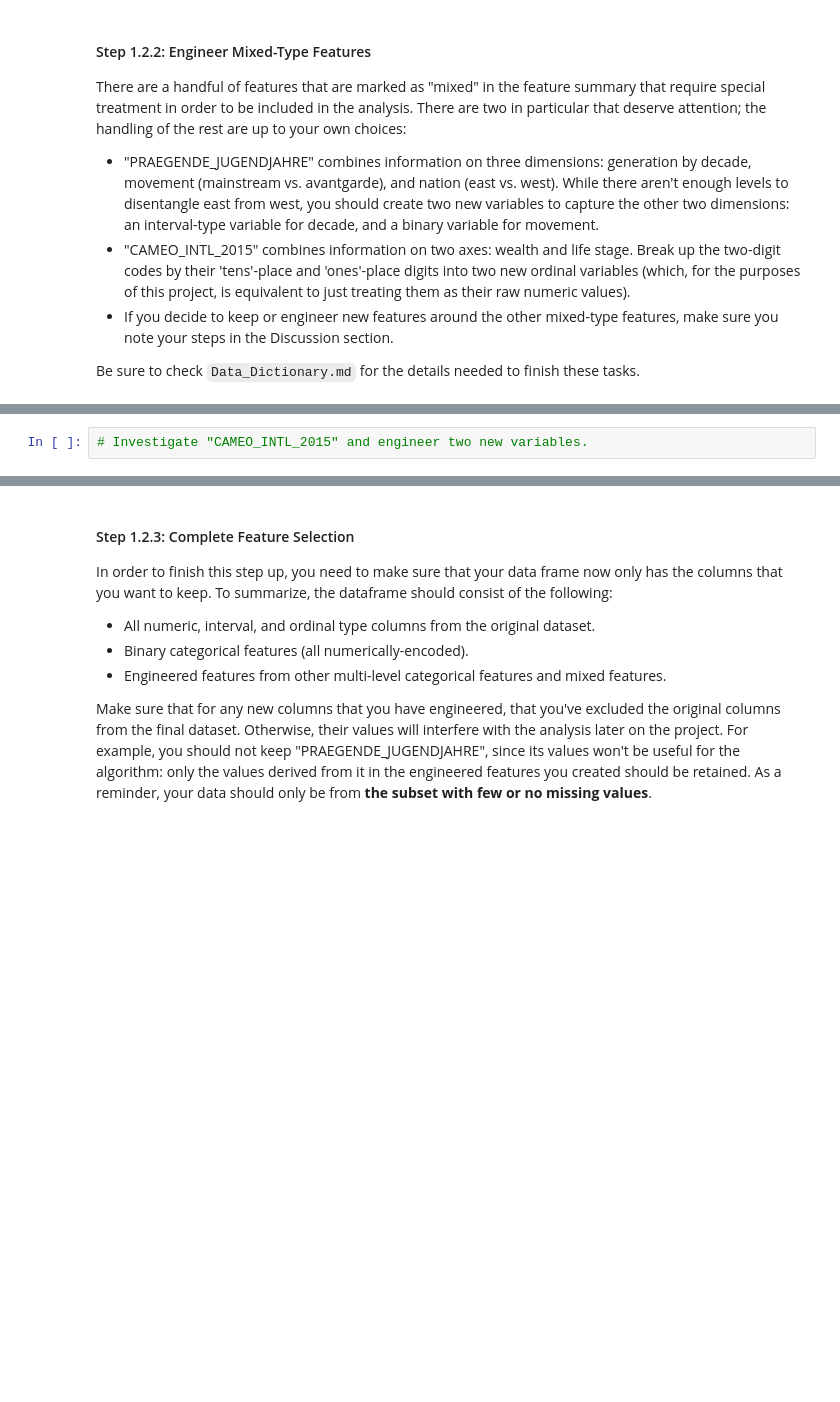
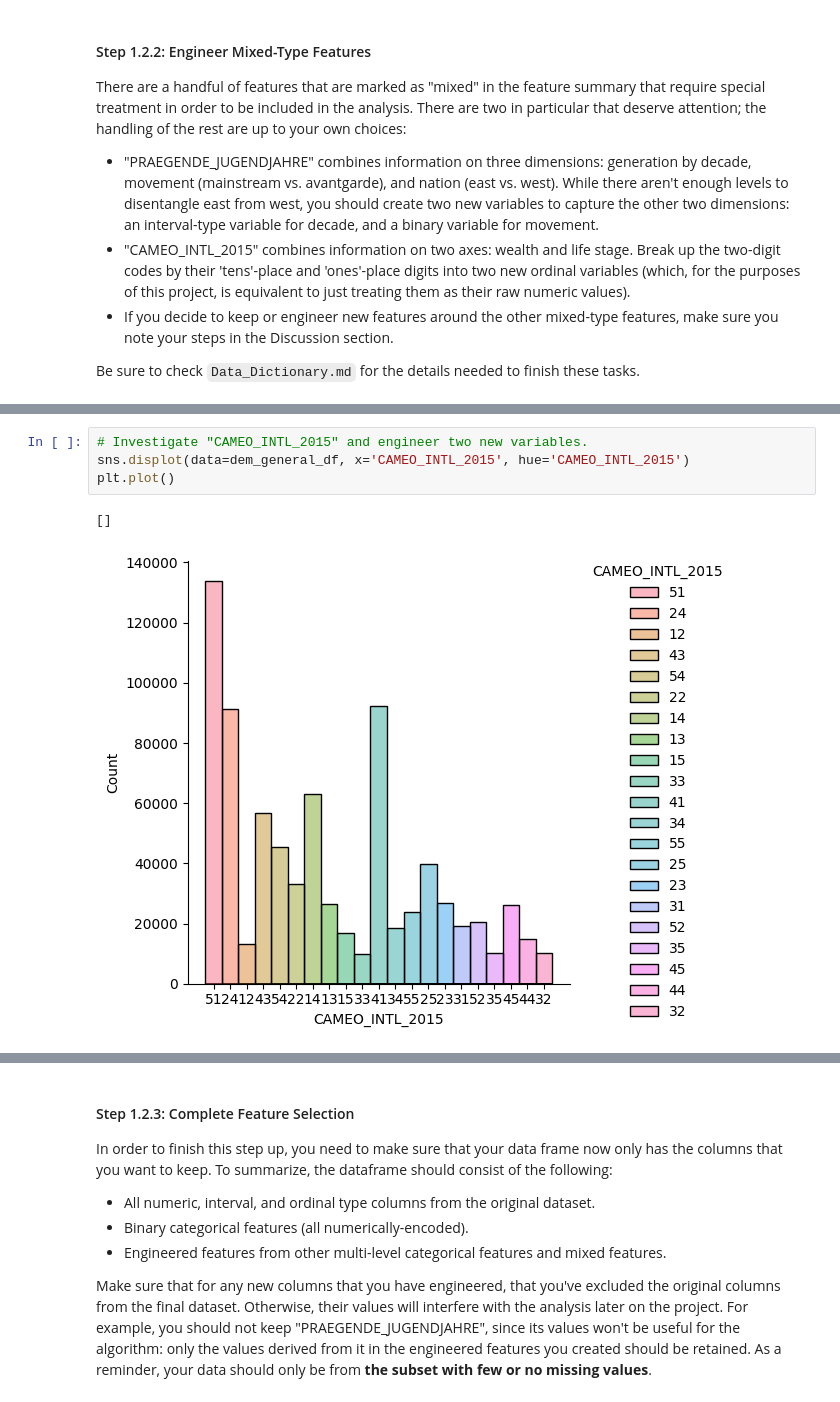
Before and after one commit to Diodak92/Intro-to-Machine-Learning-with-Pytorch, a Jupyter notebook: Identify_Customer_Segments/Identify_Customer_Segments.ipynb, the cells around one changed output, grey strips where cells are left out. Cells and saved outputs as stored; diff of their text form; blank space fills up the shorter version.

```diff
--- a/Identify_Customer_Segments/Identify_Customer_Segments.ipynb
+++ b/Identify_Customer_Segments/Identify_Customer_Segments.ipynb
@@ -392,2 +461,7 @@ Be sure to check `Data_Dictionary.md` for the details needed to finish these tas
 # %%
 # Investigate "CAMEO_INTL_2015" and engineer two new variables.
+sns.displot(data=dem_general_df, x='CAMEO_INTL_2015', hue='CAMEO_INTL_2015')
+plt.plot()
+# %% [output]
+[]
+[figure, added]
```
Also changed, not shown: parts of 13 cells of this notebook.
